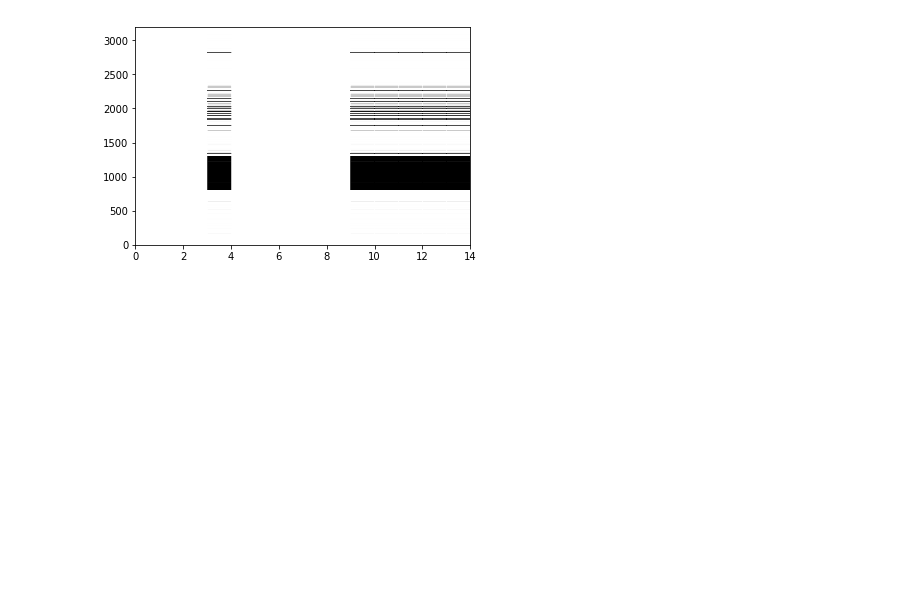
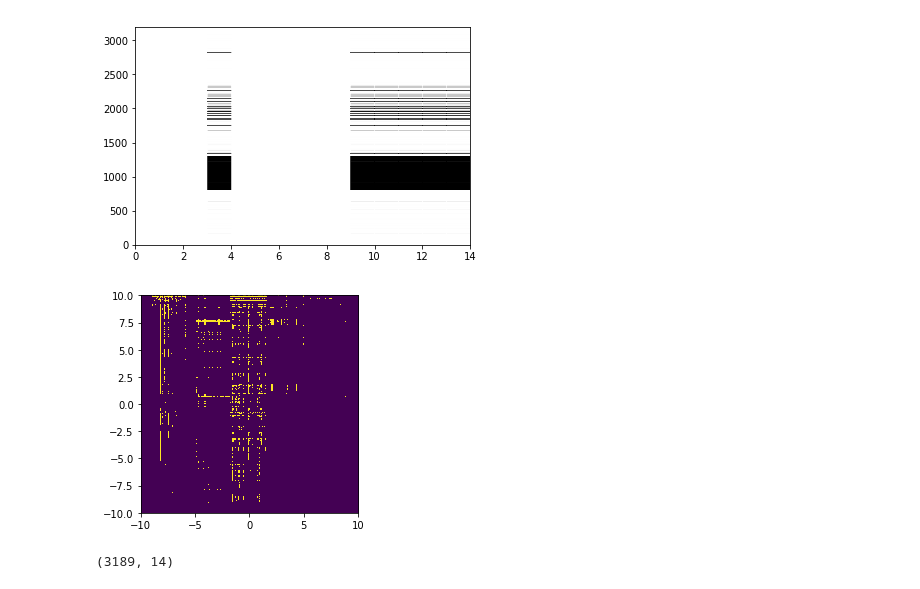
Before and after one commit to WGierke/bicluster_gene_expressions, a Jupyter notebook: notebooks/1.2-pathway-downloading-bimax.ipynb, the cells around one changed output. Cells and saved outputs as stored; diff of their text form; code cells hidden in the pictures; blank space fills up the shorter version.

```diff
--- a/notebooks/1.2-pathway-downloading-bimax.ipynb
+++ b/notebooks/1.2-pathway-downloading-bimax.ipynb
@@ -125,3 +132,12 @@ plt.show()
 # %% [output]
 [figure]
 [figure]
+# %%
+plt.imshow(model.rows_, extent=(-10, 10, -10, 10))
+plt.show()
+# %% [output]
+[figure, added]
+# %%
+df_binary.shape
+# %% [output]
+(3189, 14)
```
Also changed, not shown: parts of 2 cells of this notebook.
